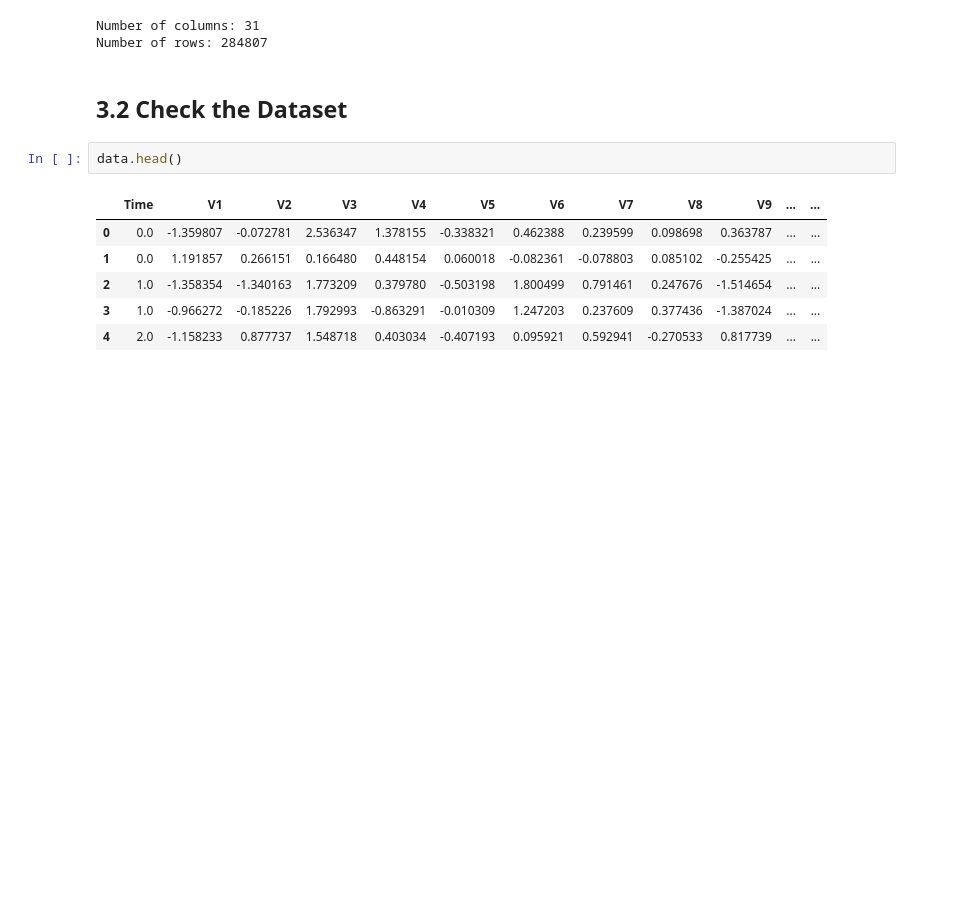
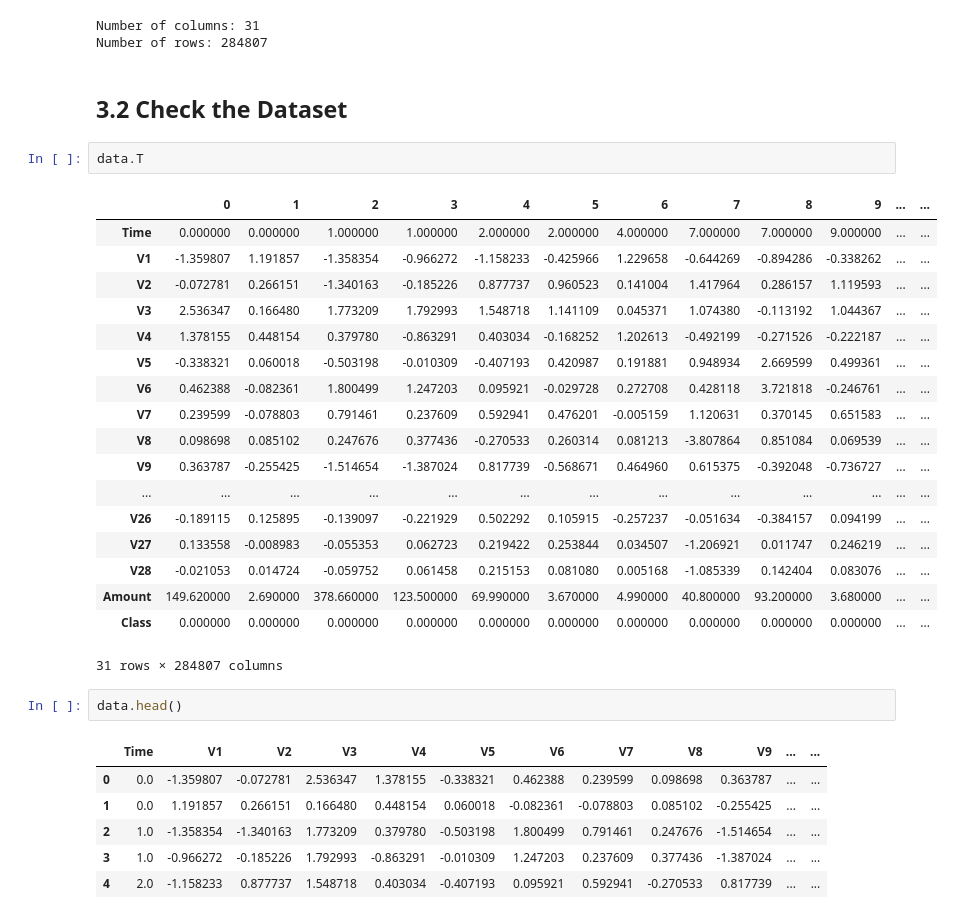
Before and after one commit to zeynepersen/credit-card-fraud-detection, a Jupyter notebook: credit_card_fraud_detection.ipynb, the cells around one changed output. Saved outputs shown, nothing was run; the diff lists cells and outputs as text; blank space fills up the shorter version.

```diff
--- a/credit_card_fraud_detection.ipynb
+++ b/credit_card_fraud_detection.ipynb
@@ -95,6 +95,27 @@ Number of columns: 31
 Number of rows: 284807
 # %% [markdown]
 ## 3.2 Check the Dataset
+# %%
+data.T
+# %% [output]
+|  | 0 | 1 | 2 | 3 | 4 | 5 | 6 | 7 | 8 | 9 | ... | ... |
+| Time | 0.000000 | 0.000000 | 1.000000 | 1.000000 | 2.000000 | 2.000000 | 4.000000 | 7.000000 | 7.000000 | 9.000000 | ... | ... |
+| V1 | -1.359807 | 1.191857 | -1.358354 | -0.966272 | -1.158233 | -0.425966 | 1.229658 | -0.644269 | -0.894286 | -0.338262 | ... | ... |
+| V2 | -0.072781 | 0.266151 | -1.340163 | -0.185226 | 0.877737 | 0.960523 | 0.141004 | 1.417964 | 0.286157 | 1.119593 | ... | ... |
+| V3 | 2.536347 | 0.166480 | 1.773209 | 1.792993 | 1.548718 | 1.141109 | 0.045371 | 1.074380 | -0.113192 | 1.044367 | ... | ... |
+| V4 | 1.378155 | 0.448154 | 0.379780 | -0.863291 | 0.403034 | -0.168252 | 1.202613 | -0.492199 | -0.271526 | -0.222187 | ... | ... |
+| V5 | -0.338321 | 0.060018 | -0.503198 | -0.010309 | -0.407193 | 0.420987 | 0.191881 | 0.948934 | 2.669599 | 0.499361 | ... | ... |
+| V6 | 0.462388 | -0.082361 | 1.800499 | 1.247203 | 0.095921 | -0.029728 | 0.272708 | 0.428118 | 3.721818 | -0.246761 | ... | ... |
+| V7 | 0.239599 | -0.078803 | 0.791461 | 0.237609 | 0.592941 | 0.476201 | -0.005159 | 1.120631 | 0.370145 | 0.651583 | ... | ... |
+| V8 | 0.098698 | 0.085102 | 0.247676 | 0.377436 | -0.270533 | 0.260314 | 0.081213 | -3.807864 | 0.851084 | 0.069539 | ... | ... |
+| V9 | 0.363787 | -0.255425 | -1.514654 | -1.387024 | 0.817739 | -0.568671 | 0.464960 | 0.615375 | -0.392048 | -0.736727 | ... | ... |
+| ... | ... | ... | ... | ... | ... | ... | ... | ... | ... | ... | ... | ... |
+| V26 | -0.189115 | 0.125895 | -0.139097 | -0.221929 | 0.502292 | 0.105915 | -0.257237 | -0.051634 | -0.384157 | 0.094199 | ... | ... |
+| V27 | 0.133558 | -0.008983 | -0.055353 | 0.062723 | 0.219422 | 0.253844 | 0.034507 | -1.206921 | 0.011747 | 0.246219 | ... | ... |
+| V28 | -0.021053 | 0.014724 | -0.059752 | 0.061458 | 0.215153 | 0.081080 | 0.005168 | -1.085339 | 0.142404 | 0.083076 | ... | ... |
+| Amount | 149.620000 | 2.690000 | 378.660000 | 123.500000 | 69.990000 | 3.670000 | 4.990000 | 40.800000 | 93.200000 | 3.680000 | ... | ... |
+| Class | 0.000000 | 0.000000 | 0.000000 | 0.000000 | 0.000000 | 0.000000 | 0.000000 | 0.000000 | 0.000000 | 0.000000 | ... | ... |
+31 rows × 284807 columns
 # %%
 data.head()
 # %% [output]
```
